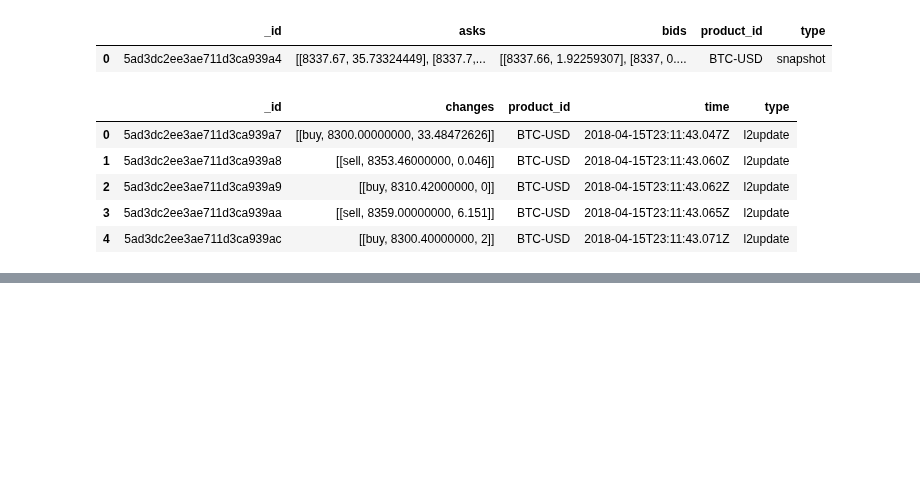
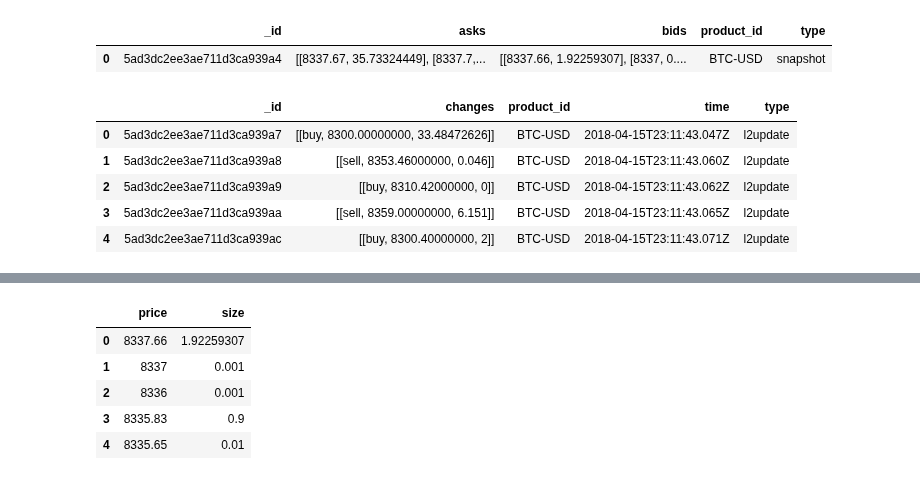
Before and after one commit to timothyyu/gdax-orderbook-ml, a Jupyter notebook: test_dataset_load.ipynb, the cells around one changed output, grey strips where cells are left out. Saved outputs shown, nothing was run; the diff lists cells and outputs as text; code cells hidden in the pictures; blank space fills up the shorter version.

```diff
--- a/test_dataset_load.ipynb
+++ b/test_dataset_load.ipynb
@@ -96,0 +134,9 @@ last_match.head()
+# %%
+snapshot_bids_df.head()
+# %% [output]
+|  | price | size |
+| 0 | 8337.66 | 1.92259307 |
+| 1 | 8337 | 0.001 |
+| 2 | 8336 | 0.001 |
+| 3 | 8335.83 | 0.9 |
+| 4 | 8335.65 | 0.01 |
```
Also changed, not shown: parts of 10 cells of this notebook, 8 other files.
